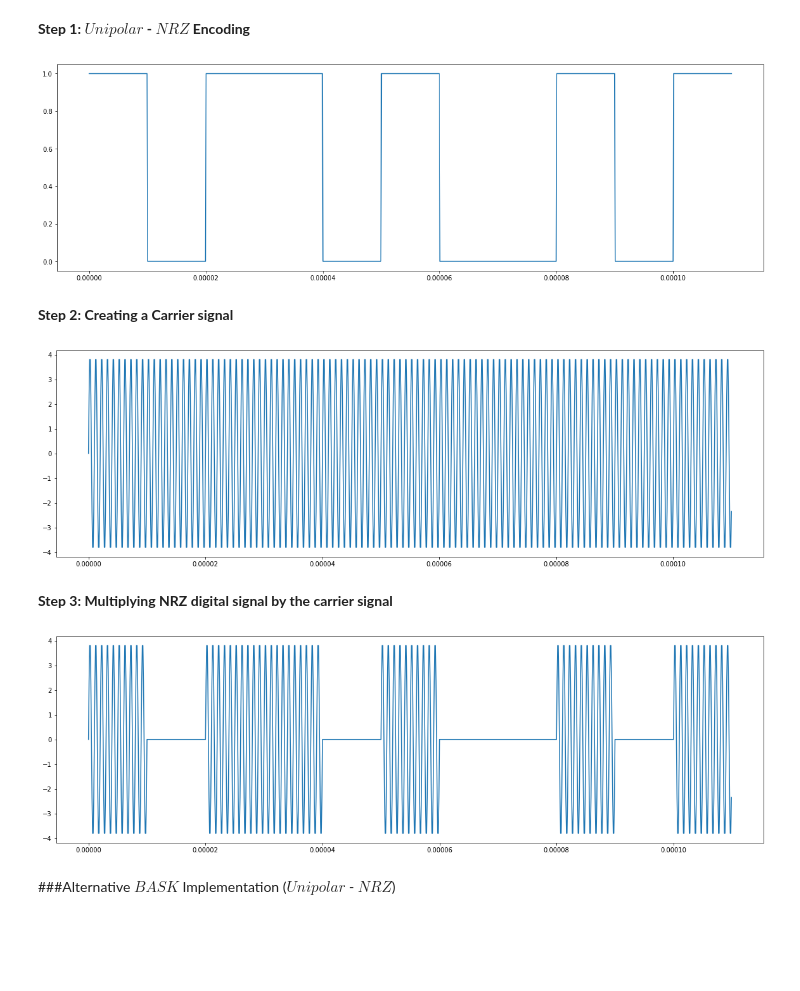
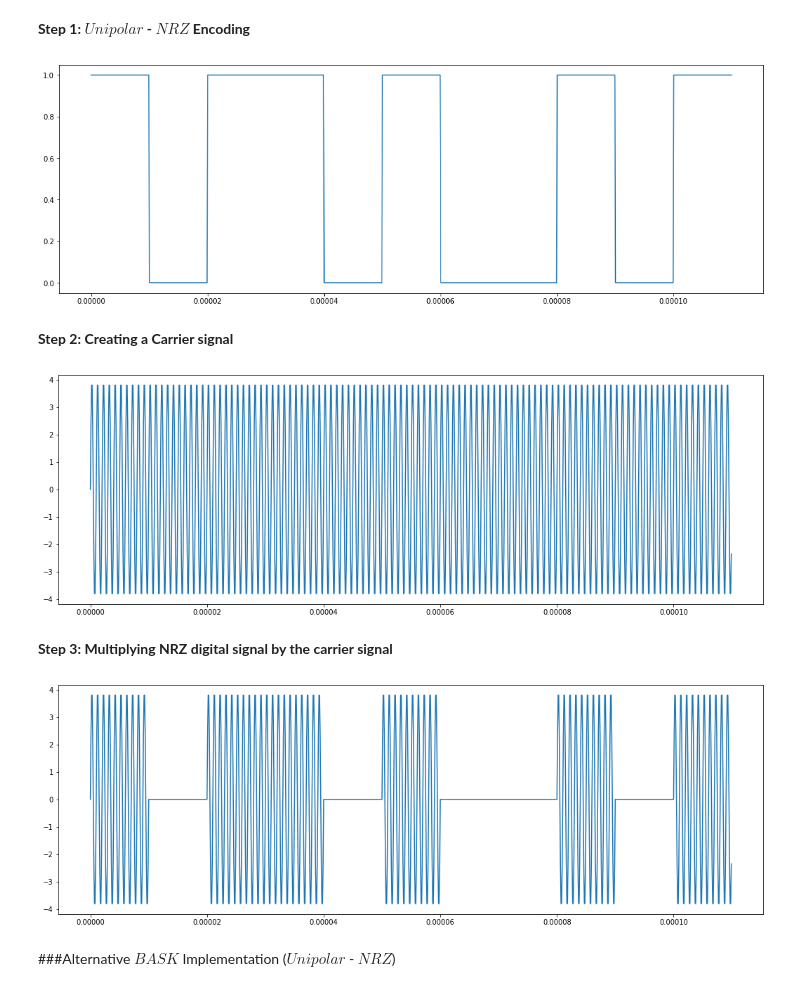
Before and after one commit to sadekujjaman/Digital-Signal-Processing, a Jupyter notebook: Digital_To_Analog_Conversion_ASK_FSK_PSK.ipynb, the cells around one changed output. Drawn from its saved outputs; the diff is of its cells as text; code cells hidden in the pictures; blank space fills up the shorter version.

```diff
--- a/Digital_To_Analog_Conversion_ASK_FSK_PSK.ipynb
+++ b/Digital_To_Analog_Conversion_ASK_FSK_PSK.ipynb
@@ -63,6 +39,6 @@ def plot_signal(t, x):
   t - Time vector for a Signal
   x - Signal element
   '''
-  plt.figure(figsize=(20, 6))
+  plt.figure(figsize=(18, 6))
   plt.plot(t, x)
   plt.show()
@@ -88,38 +89,36 @@ bit_rate = 1/Time
 N = len(bits)
 T = 100
 t,x = compute_Unipolar_NRZ_Encoding(bits, N, bit_rate, T, Time)
+# x - Unipolar-NRZ encoded signal
 plot_signal(t, x)
 # %% [output]
-[figure, old version]
+[figure, new version]
 # %% [markdown]
 **Step 2: Creating a Carrier signal**
 # %%
 
 '''
 Ac - Amplitude of the carrier signal
 fc - Frequency of the carrier signal
 tc - Time variable of the carrier the signal
 xc - Carrier signal row vector
 '''
 Ac = 4
 fc =round(10*bit_rate)
 tc = np.arange(0,N*Time,Time/T)
 xc = Ac * np.sin(2.0 * np.pi * fc * tc)
-plt.figure(figsize=(20, 6))
-plt.plot(t, xc)
-plt.show()
+# xc - Carrier signal
+plot_signal(tc, xc)
 # %% [output]
-[figure, old version]
+[figure, new version]
 # %% [markdown]
 **Step 3: Multiplying NRZ  digital signal by the carrier signal**
 # %%
-# ASK Modulated signal
+# modulated_signal - ASK Modulated signal
 modulated_signal = x * xc
-plt.figure(figsize=(20, 6))
-plt.plot(tc, modulated_signal)
-plt.show()
+plot_signal(tc, modulated_signal)
 # %% [output]
-[figure, old version]
+[figure, new version]
 # %% [markdown]
 ###Alternative $BASK$ Implementation ($Unipolar$ - $NRZ$)
 # %% [markdown]
```
Also changed, not shown: parts of 15 cells of this notebook.
